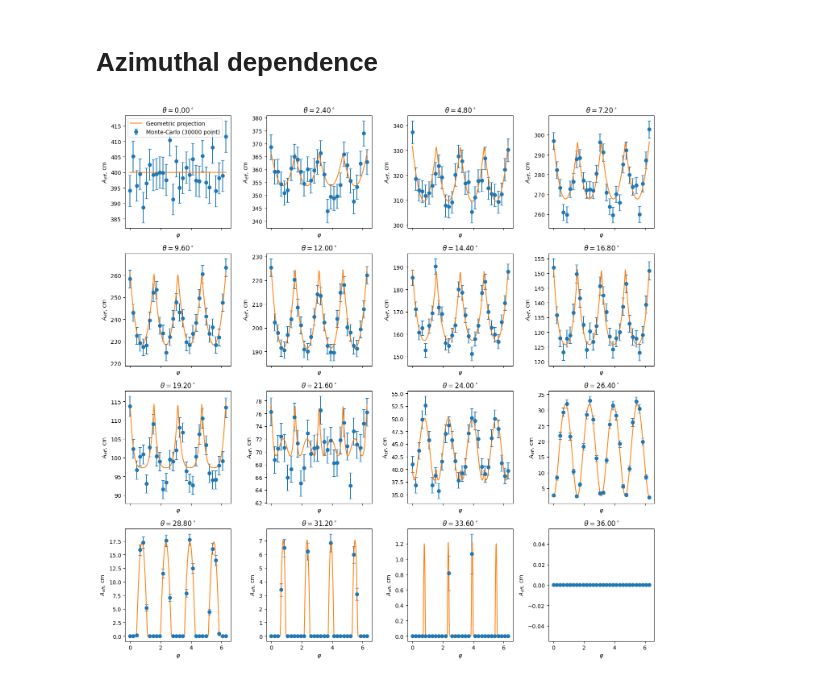
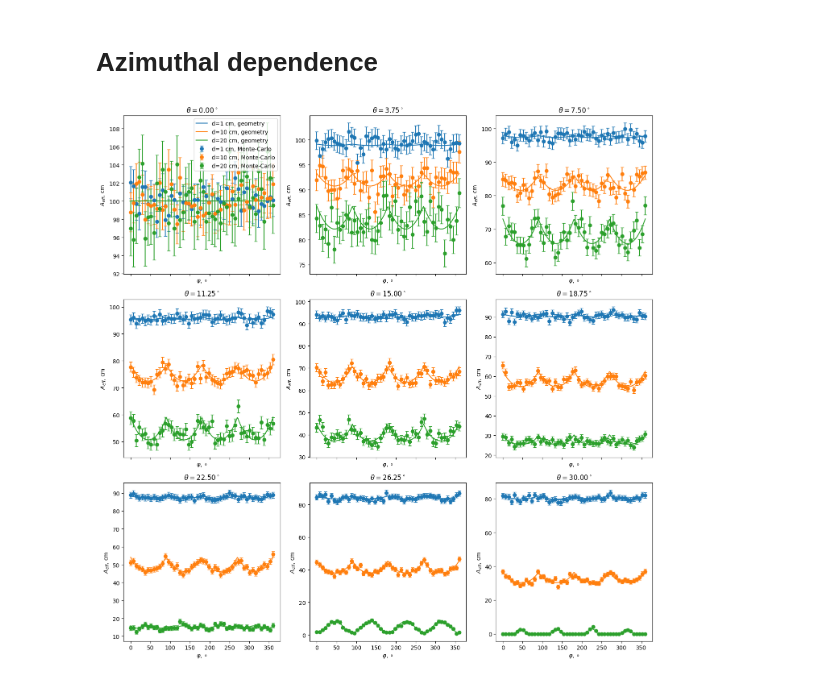
Before and after one commit to nj-vs-vh/gssi-he-4-gamma-and-neutrino-telescopes, a Jupyter notebook: effective-area.ipynb, the cells around one changed output. Cells and saved outputs as stored; diff of their text form; code cells hidden in the pictures.

Commit message:
computed for different separations

```diff
--- a/effective-area.ipynb
+++ b/effective-area.ipynb
@@ -5,16 +6,13 @@ import matplotlib.pyplot as plt
 from numpy import cos, sin, pi, tan
 # %%
 # plane dimensions along x and y axes respectively
-a = 20
-b = 20
-
-# detector planes' separation
-d = 40
+a = 10
+b = 10
 # %%
 from typing import Optional
 
 
-MC_SAMPLE_SIZE = 30_000
+MC_SAMPLE_SIZE = 5_000
 
 
 def line_plane_intersection(
@@ -30,7 +28,7 @@ def line_plane_intersection(
     return line_point + t * line_dir
 
 
-def effective_area_mc(theta: float, phi: float) -> tuple[float, float]:
+def effective_area_mc(theta: float, phi: float, d: float) -> tuple[float, float]:
     line_dir = np.array([sin(theta) * cos(phi), sin(theta) * sin(phi), cos(theta)])
     vertical = np.array([0, 0, 1])
     bottom_plane_point = np.array([0, 0, -d / 2])
@@ -94,7 +92,7 @@ def effective_area_mc(theta: float, phi: float) -> tuple[float, float]:
         sphere_cross_section * n_geom_error / MC_SAMPLE_SIZE,
     )
 # %%
-def effective_area_geom(theta: float, phi: float) -> float:
+def effective_area_geom(theta: float, phi: float, d: float) -> float:
     phi_1q = phi  # reflecting all phi into 1st quadrant
     if pi / 2 <= phi < pi:
         phi_1q = pi - phi
@@ -155,40 +155,39 @@ plt.show()
 # %% [markdown]
 # Azimuthal dependence
 # %%
-fig, axes = plt.subplots(nrows=4, ncols=4, sharex=True, figsize=(14, 14))
+fig, axes = plt.subplots(nrows=3, ncols=3, sharex=True, figsize=(14, 14))
 
-theta_max = pi / 5
+theta_max = pi / 6
 
 for idx, ax in enumerate(axes.flatten()):
-    theta = idx * theta_max / (axes.size - 1)
-    phis_mc = np.linspace(0, 2 * pi, 30)
-    A_mc_err_pairs = [effective_area_mc(theta, phi) for phi in phis_mc]
-    A_mc = [A for A, _ in A_mc_err_pairs]
-    A_err = [err for _, err in A_mc_err_pairs]
-    ax.errorbar(
-        phis_mc,
-        A_mc,
-        A_err,
-        marker="o",
-        linestyle="none",
-        capsize=3,
-        label=f"Monte-Carlo ({MC_SAMPLE_SIZE} point)",
-    )
+    for d_idx, d in enumerate([1, 10, 20]):
+        theta = idx * theta_max / (axes.size - 1)
+        phis_mc = np.linspace(0, 2 * pi, 50)
+        A_mc_err_pairs = [effective_area_mc(theta, phi, d) for phi in phis_mc]
+        A_mc = [A for A, _ in A_mc_err_pairs]
+        A_err = [err for _, err in A_mc_err_pairs]
+        ax.errorbar(
+            180 * phis_mc / pi,
+            A_mc,
+            A_err,
+            marker="o",
+            linestyle="none",
+            capsize=3,
+            color=cmap(d_idx),
+            label=f"d={d} cm, Monte-Carlo",
+        )
 
-    phis_geom = np.linspace(0, 2 * pi, 300)
-    A_geom = [effective_area_geom(theta, phi) for phi in phis_geom]
-    ax.plot(phis_geom, A_geom, label="Geometric projection")
+        phis_geom = np.linspace(0, 2 * pi, 300)
+        A_geom = [effective_area_geom(theta, phi, d) for phi in phis_geom]
+        ax.plot(180 * phis_geom / pi, A_geom, color=cmap(d_idx), label=f"d={d} cm, geometry")
 
-    # ax.axhline(a * b, color="red", linestyle="--", label="Top-down area")
-
-    ax.set_xlabel("$ \\varphi $")
+    ax.set_xlabel("$ \\varphi, \\circ $")
     ax.set_ylabel("$ A_{eff} $, cm")
-    # ax.set_title(f"Azimuthal geometric area dependence for $ \\theta = \\frac{{{theta_pi_num}}}{{{theta_pi_den}}} \\pi $")
     ax.set_title(f"$ \\theta = {180 * theta / pi:.2f}^\circ $")
     if idx == 0:
         ax.legend()
 
 fig.tight_layout()
 plt.show()
 # %% [output]
-[figure, old version]
+[figure, new version]
```
Also changed, not shown: parts of 2 cells of this notebook.
